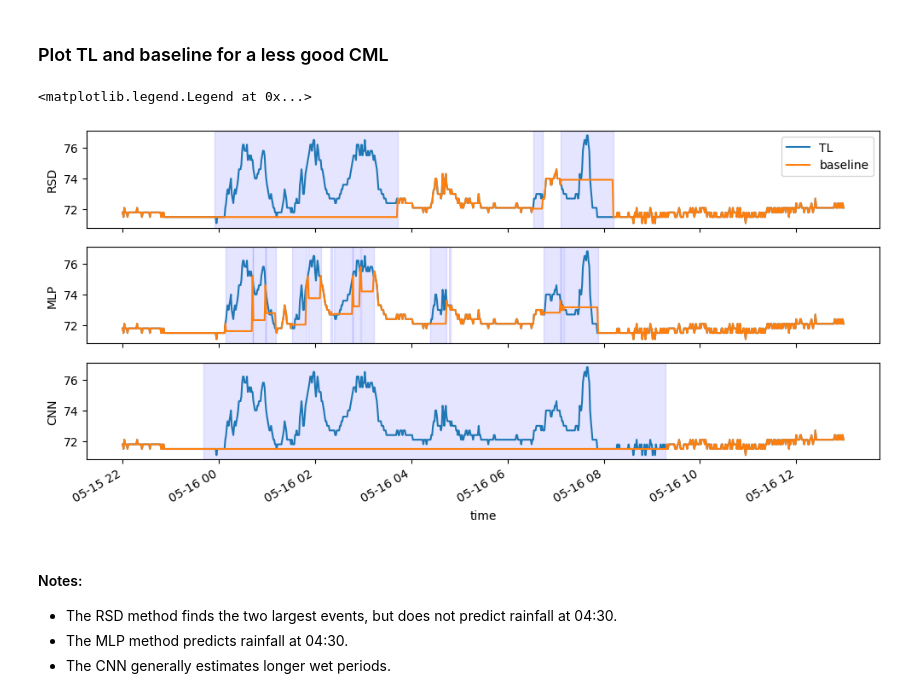
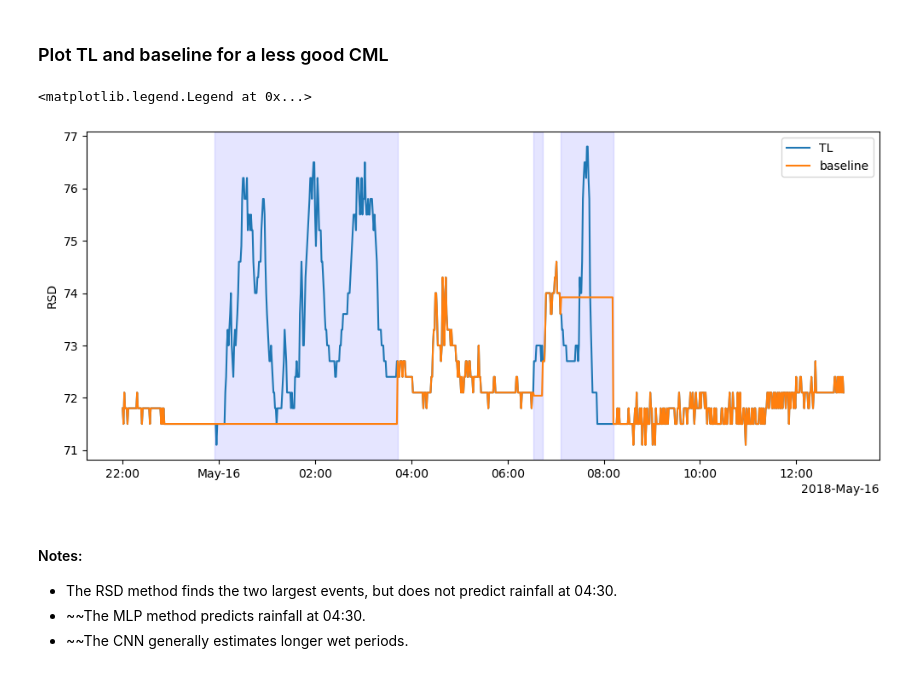
Before and after one commit to pycomlink/pycomlink, a Jupyter notebook: notebooks/Rain event detection methods.ipynb, the cells around one changed output. Saved outputs shown, nothing was run; the diff lists cells and outputs as text; code cells hidden in the pictures.

```diff
--- a/notebooks/Rain event detection methods.ipynb
+++ b/notebooks/Rain event detection methods.ipynb
@@ -66,8 +40,6 @@ for cml_id in tqdm.tqdm(cmls.cml_id.values):
 # %%
 # Determine baseline for the
 cmls['baseline_rsd'] = pycml.processing.baseline.baseline_constant(trsl=cmls.tl, wet=cmls.wet_rsd, n_average_last_dry=5)
-cmls['baseline_mlp'] = pycml.processing.baseline.baseline_constant(trsl=cmls.tl, wet=cmls.wet_mlp, n_average_last_dry=5)
-cmls['baseline_cnn'] = pycml.processing.baseline.baseline_constant(trsl=cmls.tl, wet=cmls.wet_cnn, n_average_last_dry=5)
 # %% [markdown]
 ### Plot TL and baseline for good CML
 # %%
@@ -148,71 +85,37 @@ axs[0].legend(loc = 'upper right')
 # %%
 start = '2018-05-15T22'
 end = '2018-05-16T12'
 cml_plot = cmls.sel(time = slice(start, end)).isel(cml_id = 2, channel_id = 0)
 
 # convert float to bool for plotting the shaded areas
 cml_plot['wet_rsd'] = cml_plot.fillna(0).wet_rsd.astype(bool)
-cml_plot['wet_mlp'] = cml_plot.fillna(0).wet_mlp.astype(bool)
-cml_plot['wet_cnn'] = cml_plot.fillna(0).wet_cnn.astype(bool)
 
-fig, axs = plt.subplots(3, 1, figsize=(12,5), sharex=True)
-cml_plot.tl.plot.line(x='time', ax=axs[0], label = 'TL');
-cml_plot.tl.plot.line(x='time', ax=axs[1], label = 'TL');
-cml_plot.tl.plot.line(x='time', ax=axs[2], label = 'TL');
+fig, ax = plt.subplots(figsize=(12,5), sharex=True)
+cml_plot.tl.plot.line(x='time', ax=ax, label = 'TL');
 
 # shaded rsd
 cml_plot['wet_rsd'][0] = 0
 cml_plot['wet_rsd'][-1] = 0
 wet_start = np.roll(cml_plot.wet_rsd, -1) & ~cml_plot.wet_rsd
 wet_end = np.roll(cml_plot.wet_rsd, 1) & ~cml_plot.wet_rsd
 for wet_start_i, wet_end_i in zip(
     wet_start.values.nonzero()[0],
     wet_end.values.nonzero()[0],
 ):
-    axs[0].axvspan(cml_plot.time.values[wet_start_i], cml_plot.time.values[wet_end_i], color='b', alpha=0.1)
+    ax.axvspan(cml_plot.time.values[wet_start_i], cml_plot.time.values[wet_end_i], color='b', alpha=0.1)
 
-# shaded mlp
-cml_plot['wet_mlp'][0] = 0
-cml_plot['wet_mlp'][-1] = 0
-wet_start = np.roll(cml_plot.wet_mlp, -1) & ~cml_plot.wet_mlp
-wet_end = np.roll(cml_plot.wet_mlp, 1) & ~cml_plot.wet_mlp
-for wet_start_i, wet_end_i in zip(
-    wet_start.values.nonzero()[0],
-    wet_end.values.nonzero()[0],
-):
-    axs[1].axvspan(cml_plot.time.values[wet_start_i], cml_plot.time.values[wet_end_i], color='b', alpha=0.1)
+cml_plot.baseline_rsd.plot.line(x='time', ax=ax, label ='baseline');
 
-# shaded mlp
-cml_plot['wet_cnn'][0] = 0
-cml_plot['wet_cnn'][-1] = 0
-wet_start = np.roll(cml_plot.wet_cnn, -1) & ~cml_plot.wet_cnn
-wet_end = np.roll(cml_plot.wet_cnn, 1) & ~cml_plot.wet_cnn
-for wet_start_i, wet_end_i in zip(
-    wet_start.values.nonzero()[0],
-    wet_end.values.nonzero()[0],
-):
-    axs[2].axvspan(cml_plot.time.values[wet_start_i], cml_plot.time.values[wet_end_i], color='b', alpha=0.1)
+ax.set_title('');
+ax.set_xlabel('')
+ax.set_ylabel('RSD')
 
-
-cml_plot.baseline_rsd.plot.line(x='time', ax=axs[0], label ='baseline');
-cml_plot.baseline_mlp.plot.line(x='time', ax=axs[1], label ='baseline');
-cml_plot.baseline_cnn.plot.line(x='time', ax=axs[2], label ='baseline');
-
-axs[0].set_title('');
-axs[0].set_xlabel('')
-axs[1].set_title('');
-axs[1].set_xlabel('')
-axs[2].set_title('');
-axs[0].set_ylabel('RSD')
-axs[1].set_ylabel('MLP')
-axs[2].set_ylabel('CNN')
-
-axs[0].legend(loc = 'upper right')
+ax.legend(loc = 'upper right')
 # %% [output]
 <matplotlib.legend.Legend at 0x...>
-[figure, old version]
+[figure, new version]
 # %% [markdown]
 #### Notes:
 - The RSD method finds the two largest events, but does not predict rainfall at 04:30.
-- The MLP method predicts rainfall at 04:30.
-- The CNN generally estimates longer wet periods.
+- ~~The MLP method predicts rainfall at 04:30.
+- ~~The CNN generally estimates longer wet periods.
```
Also changed, not shown: parts of 6 cells of this notebook, 16 other files.
